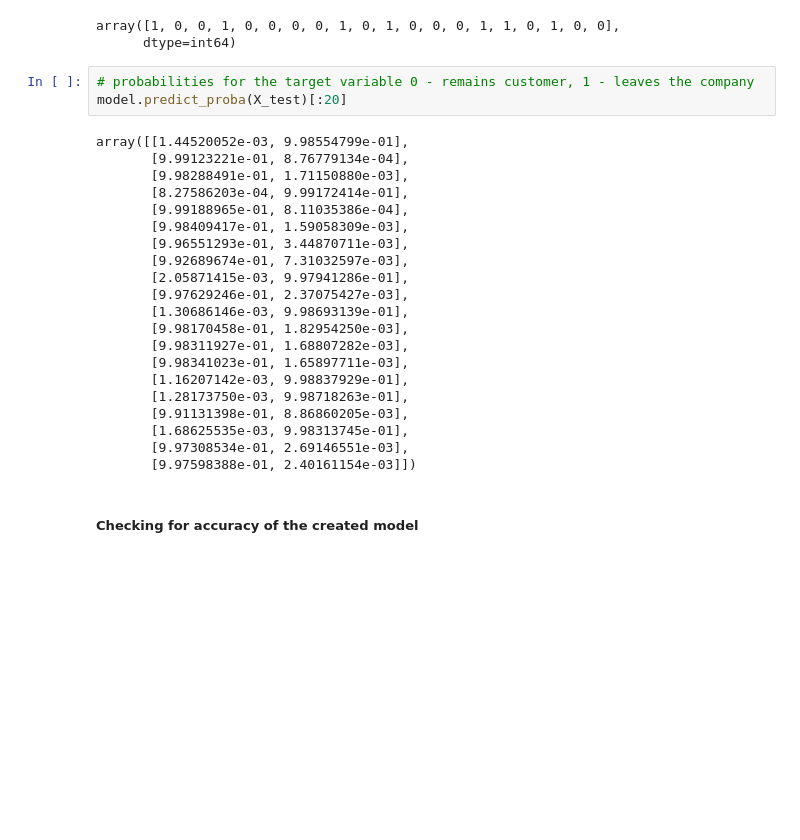
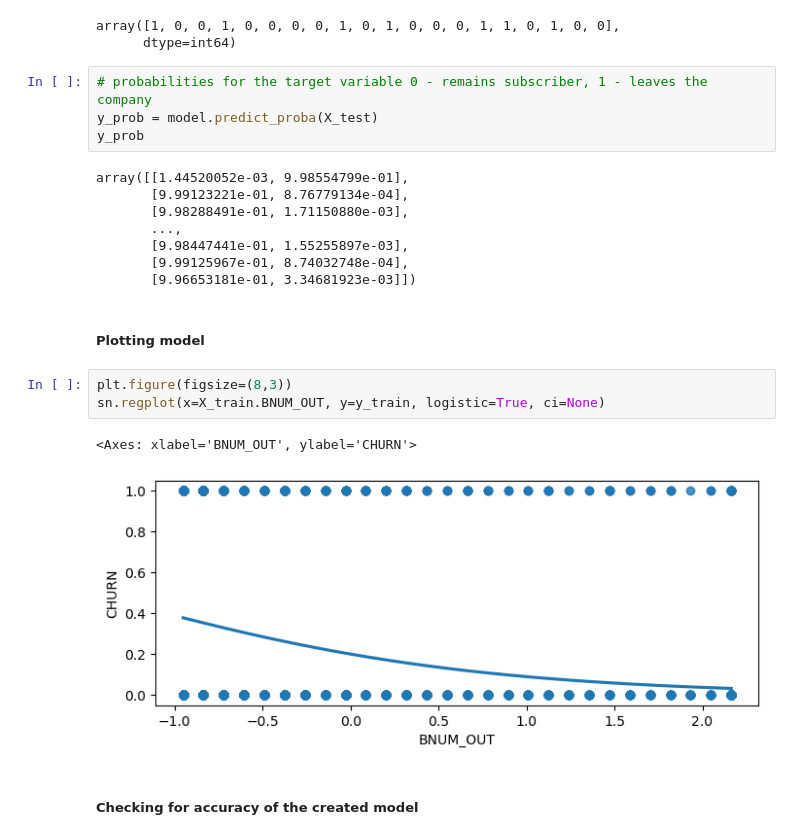
Before and after one commit to iva28/Data-Science, a Jupyter notebook: Logistic Regression Model Script.ipynb, the cells around one changed output. Cells and saved outputs as stored; diff of their text form; blank space fills up the shorter version.

```diff
--- a/Logistic Regression Model Script.ipynb
+++ b/Logistic Regression Model Script.ipynb
@@ -225,29 +217,25 @@ y_pred[:20]
 array([1, 0, 0, 1, 0, 0, 0, 0, 1, 0, 1, 0, 0, 0, 1, 1, 0, 1, 0, 0],
       dtype=int64)
 # %%
-# probabilities for the target variable 0 - remains customer, 1 - leaves the company
-model.predict_proba(X_test)[:20]
+# probabilities for the target variable 0 - remains subscriber, 1 - leaves the company
+y_prob = model.predict_proba(X_test)
+y_prob
 # %% [output]
 array([[1.44520052e-03, 9.98554799e-01],
        [9.99123221e-01, 8.76779134e-04],
        [9.98288491e-01, 1.71150880e-03],
-       [8.27586203e-04, 9.99172414e-01],
-       [9.99188965e-01, 8.11035386e-04],
-       [9.98409417e-01, 1.59058309e-03],
-       [9.96551293e-01, 3.44870711e-03],
-       [9.92689674e-01, 7.31032597e-03],
-       [2.05871415e-03, 9.97941286e-01],
-       [9.97629246e-01, 2.37075427e-03],
-       [1.30686146e-03, 9.98693139e-01],
-       [9.98170458e-01, 1.82954250e-03],
-       [9.98311927e-01, 1.68807282e-03],
-       [9.98341023e-01, 1.65897711e-03],
-       [1.16207142e-03, 9.98837929e-01],
-       [1.28173750e-03, 9.98718263e-01],
-       [9.91131398e-01, 8.86860205e-03],
-       [1.68625535e-03, 9.98313745e-01],
-       [9.97308534e-01, 2.69146551e-03],
-       [9.97598388e-01, 2.40161154e-03]])
+       ...,
+       [9.98447441e-01, 1.55255897e-03],
+       [9.99125967e-01, 8.74032748e-04],
+       [9.96653181e-01, 3.34681923e-03]])
+# %% [markdown]
+##### Plotting model
+# %%
+plt.figure(figsize=(8,3))
+sn.regplot(x=X_train.BNUM_OUT, y=y_train, logistic=True, ci=None)
+# %% [output]
+<Axes: xlabel='BNUM_OUT', ylabel='CHURN'>
+[figure, added]
 # %% [markdown]
 ##### Checking for accuracy of the created model
 # %%
```
Also changed, not shown: parts of 12 cells of this notebook, 5 other files.
